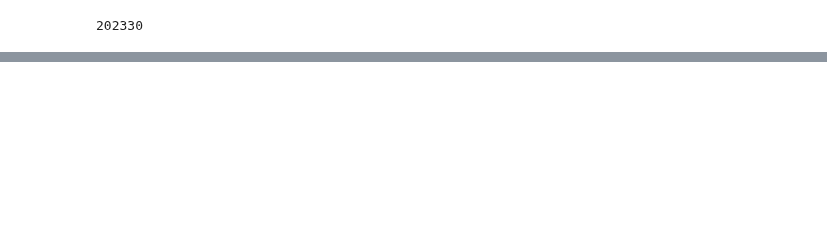
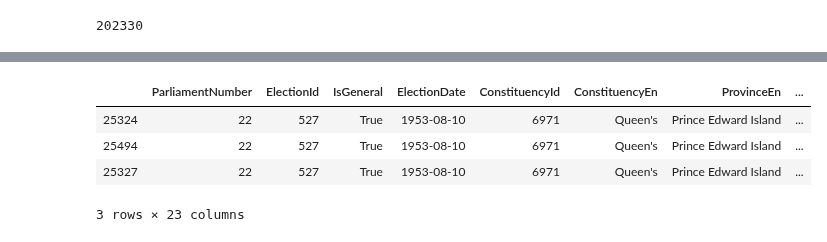
Before and after one commit to nedgar/parleh, a Jupyter notebook: notebooks/Parliamentary data.ipynb, the cells around one changed output, grey strips where cells are left out. Saved outputs shown, nothing was run; the diff lists cells and outputs as text; code cells hidden in the pictures; blank space fills up the shorter version.

```diff
--- a/notebooks/Parliamentary data.ipynb
+++ b/notebooks/Parliamentary data.ipynb
@@ -852,0 +944,8 @@ df.to_csv(path, index=False, encoding='utf8')
+# %%
+wins[(wins['ElectionId'] == 527) & (wins['ConstituencyId'] == 6971)]
+# %% [output]
+|  | ParliamentNumber | ElectionId | IsGeneral | ElectionDate | ConstituencyId | ConstituencyEn | ProvinceEn | ... |
+| 25324 | 22 | 527 | True | 1953-08-10 | 6971 | Queen's | Prince Edward Island | ... |
+| 25494 | 22 | 527 | True | 1953-08-10 | 6971 | Queen's | Prince Edward Island | ... |
+| 25327 | 22 | 527 | True | 1953-08-10 | 6971 | Queen's | Prince Edward Island | ... |
+3 rows × 23 columns
```
Also changed, not shown: parts of 21 cells of this notebook, 1 other file.
